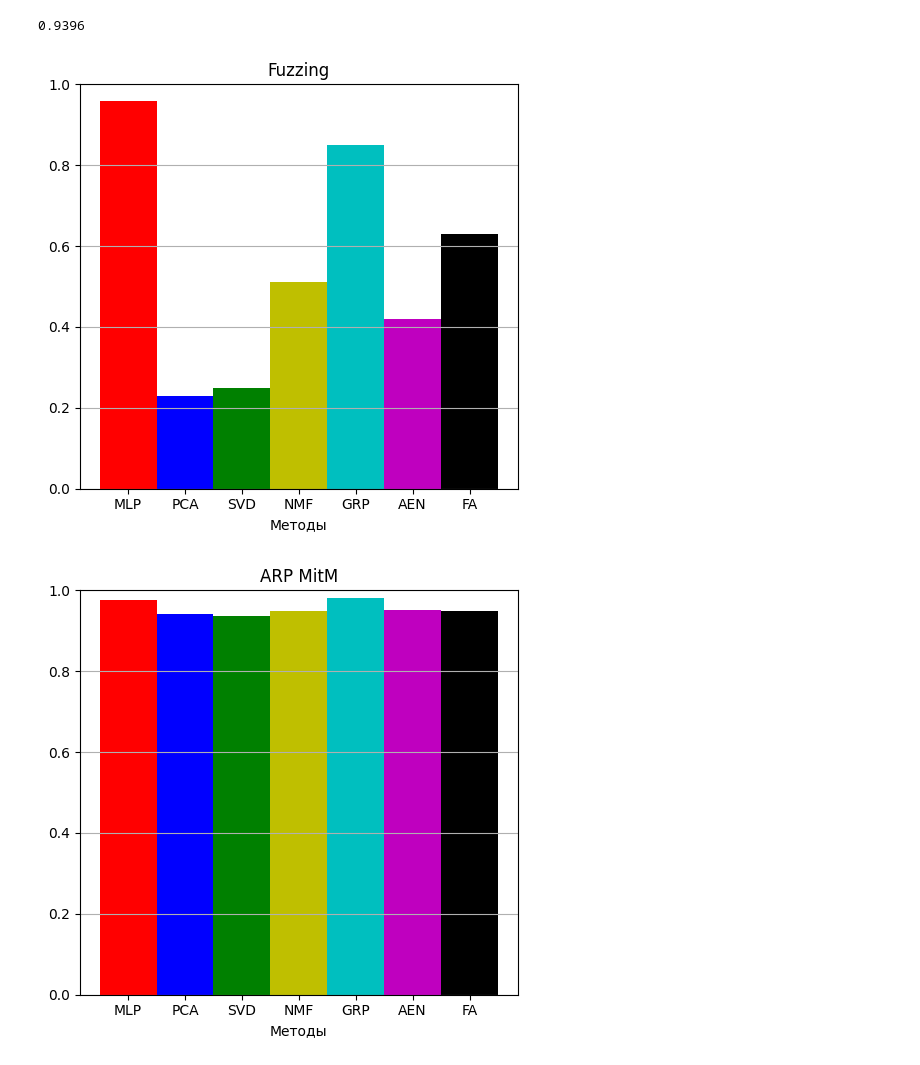
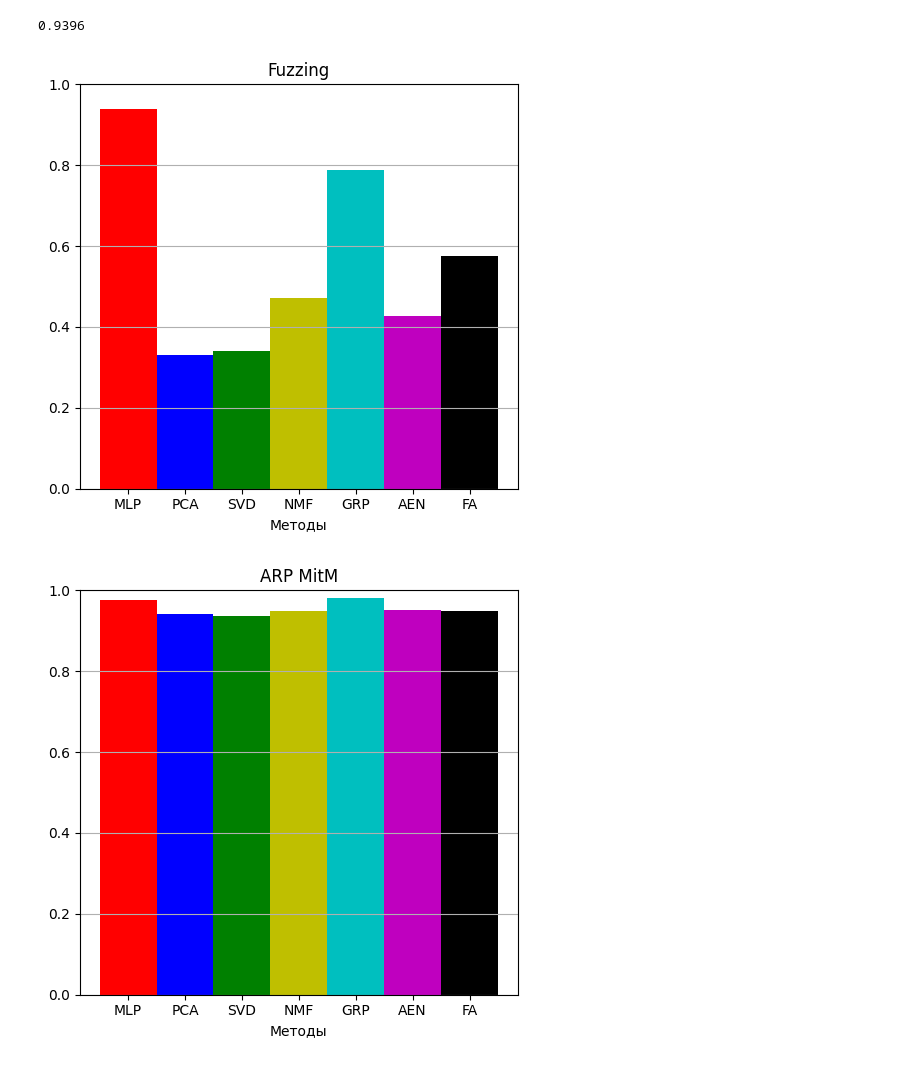
Before and after one commit to av-troshin77/computer_network_anomaly, a Jupyter notebook: Bar_charts.ipynb, the cells around one changed output. Drawn from its saved outputs; the diff is of its cells as text; code cells hidden in the pictures.

```diff
--- a/Bar_charts.ipynb
+++ b/Bar_charts.ipynb
@@ -74,8 +74,8 @@ def color_bar_plot(attack='Fuzzing', metric='AP'):
     plt.show()
 # %%
-color_bar_plot(attack='Fuzzing', metric='AUC')
+color_bar_plot(attack='Fuzzing', metric='AP')
 # %% [output]
-[figure, old version]
+[figure, new version]
 # %%
 color_bar_plot(attack='ARP MitM', metric='AP')
 # %% [output]
```
Also changed, not shown: parts of 2 cells of this notebook, 2 other files.
